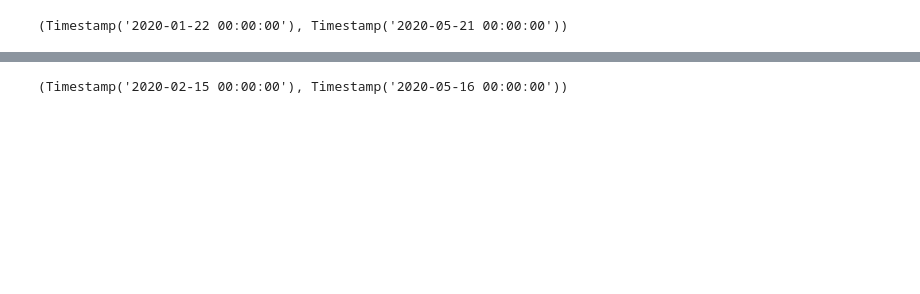
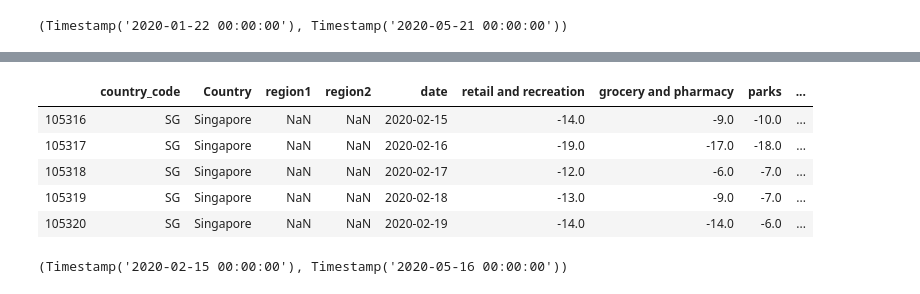
Before and after one commit to teyang-lau/covid-19-trends, a Jupyter notebook: coivd-19_trends.ipynb, the cells around one changed output, grey strips where cells are left out. Saved outputs shown, nothing was run; the diff lists cells and outputs as text; code cells hidden in the pictures; blank space fills up the shorter version.

```diff
--- a/coivd-19_trends.ipynb
+++ b/coivd-19_trends.ipynb
@@ -123,3 +147,13 @@ mob.head()
+# %%
+mob.columns = ['country_code', 'Country', 'region1','region2', 'date', 'retail and recreation', 'grocery and pharmacy', 'parks', 'transit stations', 'workplaces', 'residential']
+mob.head()
+# %% [output]
+|  | country_code | Country | region1 | region2 | date | retail and recreation | grocery and pharmacy | parks | ... |
+| 105316 | SG | Singapore | NaN | NaN | 2020-02-15 | -14.0 | -9.0 | -10.0 | ... |
+| 105317 | SG | Singapore | NaN | NaN | 2020-02-16 | -19.0 | -17.0 | -18.0 | ... |
+| 105318 | SG | Singapore | NaN | NaN | 2020-02-17 | -12.0 | -6.0 | -7.0 | ... |
+| 105319 | SG | Singapore | NaN | NaN | 2020-02-18 | -13.0 | -9.0 | -7.0 | ... |
+| 105320 | SG | Singapore | NaN | NaN | 2020-02-19 | -14.0 | -14.0 | -6.0 | ... |
 # %%
 # Change date column to datetime and display range
 mob.date = pd.to_datetime(mob.date)
```
Also changed, not shown: parts of 13 cells of this notebook, 1 other file.
